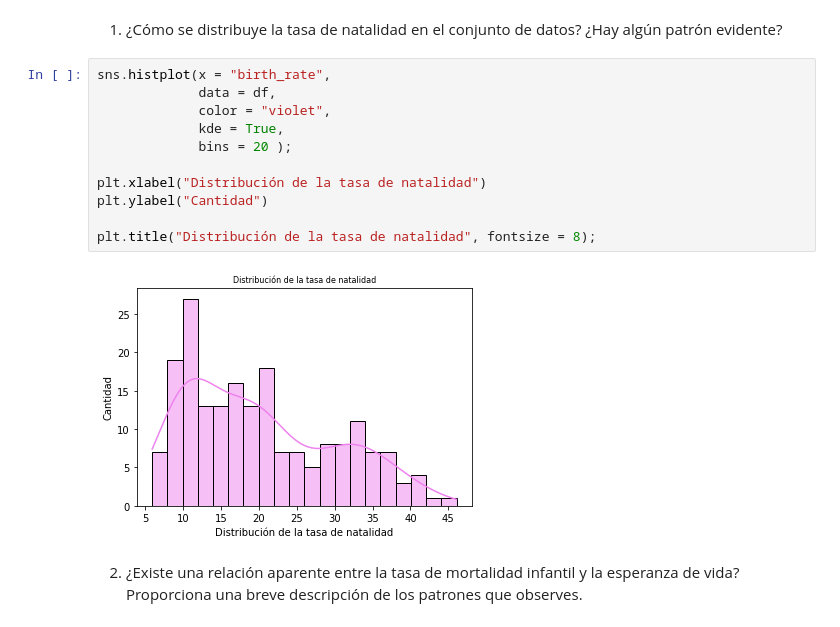
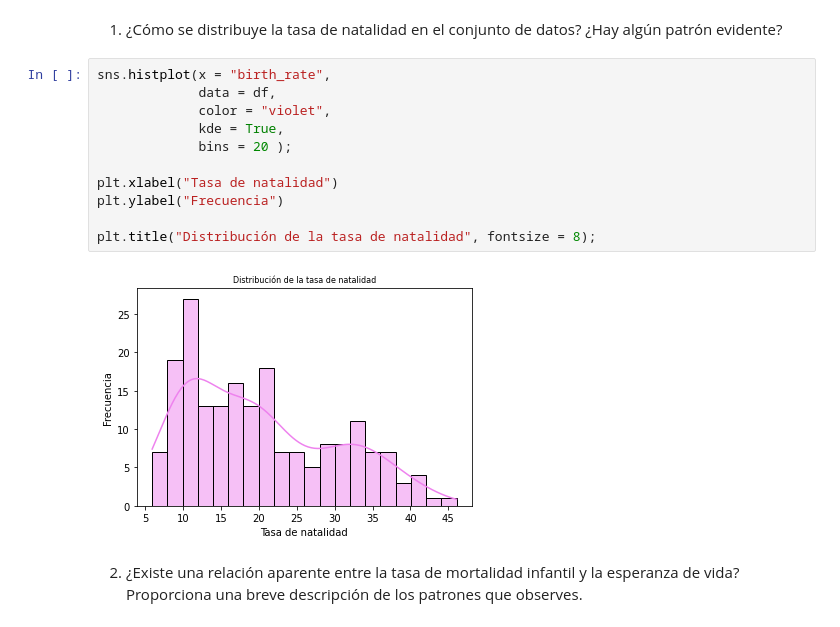
Before and after one commit to DianaG92/adalab-pair_programming-modulo3, a Jupyter notebook: promoH-modulo3-pairprogramming-Visualizacion-DIANA_ISA.ipynb, the cells around one changed output. Saved outputs shown, nothing was run; the diff lists cells and outputs as text.

Commit message:
Ejercicio pair de visualizacion terminado

```diff
--- a/promoH-modulo3-pairprogramming-Visualizacion-DIANA_ISA.ipynb
+++ b/promoH-modulo3-pairprogramming-Visualizacion-DIANA_ISA.ipynb
@@ -49,16 +49,16 @@ df.head()
 # %%
 sns.histplot(x = "birth_rate",
              data = df,
              color = "violet",
              kde = True,
              bins = 20 );
 
-plt.xlabel("Distribución de la tasa de natalidad")
-plt.ylabel("Cantidad")
+plt.xlabel("Tasa de natalidad")
+plt.ylabel("Frecuencia")
 
 plt.title("Distribución de la tasa de natalidad", fontsize = 8);
 # %% [output]
-[figure, old version]
+[figure, new version]
 # %% [markdown]
 2. ¿Existe una relación aparente entre la tasa de mortalidad infantil y la esperanza de vida? Proporciona una breve descripción de los patrones que observes.
 # %%
```
Also changed, not shown: parts of 8 cells of this notebook.
